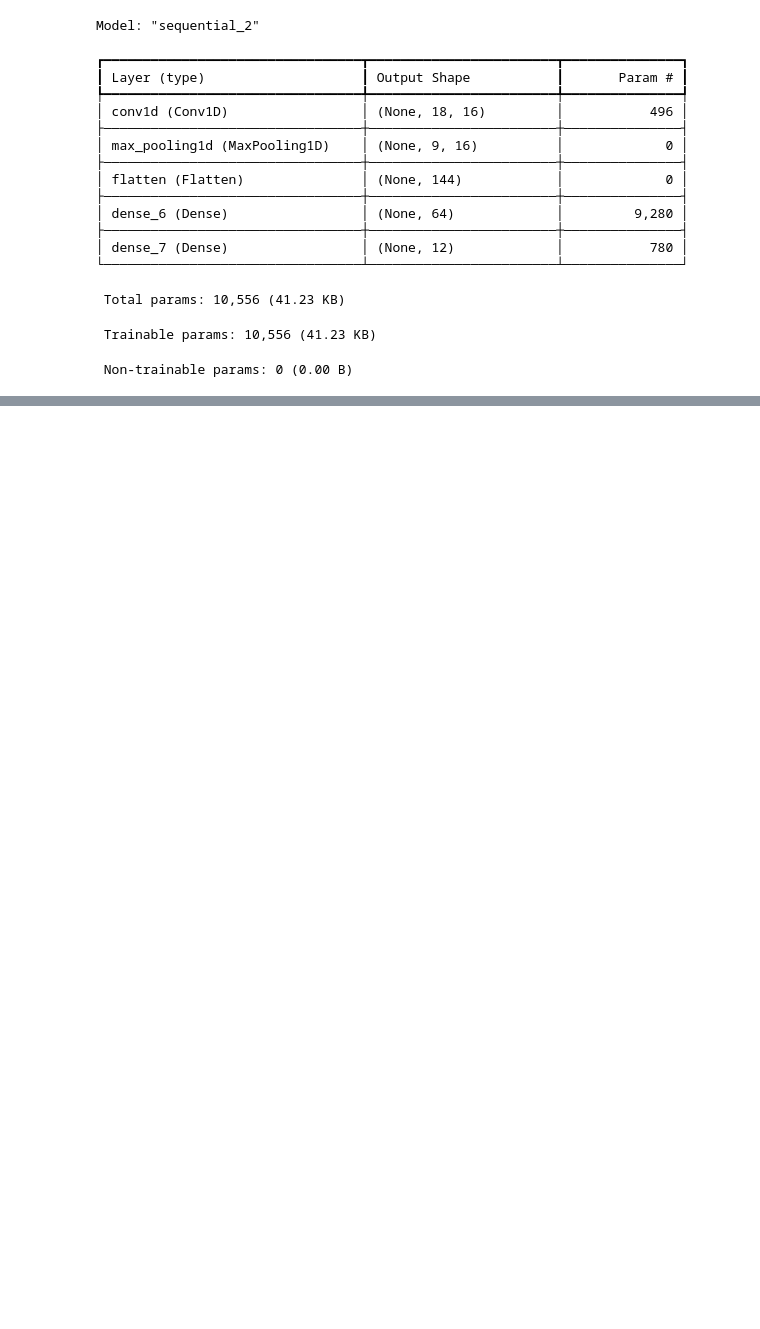
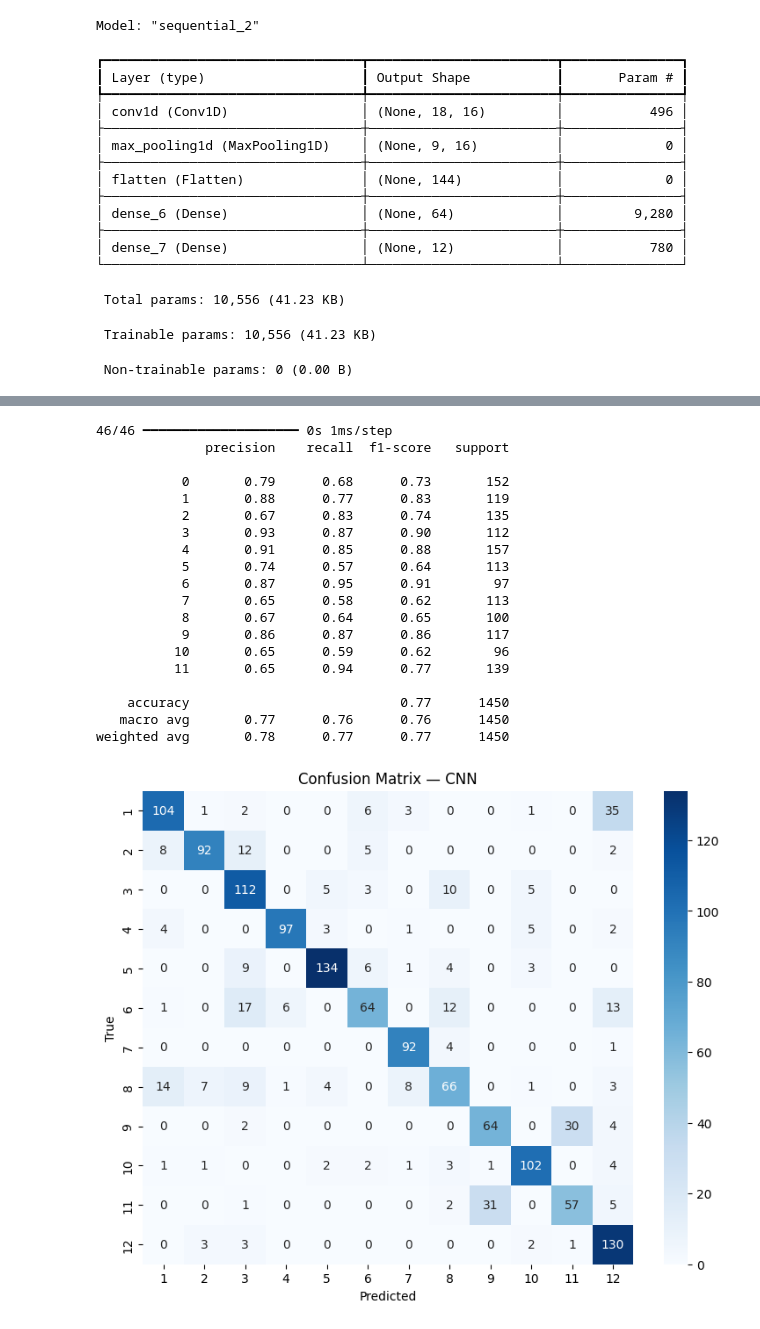
Before and after one commit to KatiaN14/prosthetichandsimulator, a Jupyter notebook: emg_gesture_classification.ipynb, the cells around one changed output, grey strips where cells are left out. Cells and saved outputs as stored; diff of their text form; code cells hidden in the pictures; blank space fills up the shorter version.

```diff
--- a/emg_gesture_classification.ipynb
+++ b/emg_gesture_classification.ipynb
@@ -680,9 +696,9 @@ for g in range(1, 13):
             rep.append(rep_number)
             window_start += step_size
 
-X, y, rep = np.array(X_raw), np.array(y), np.array(rep)
-print(X.shape)
-print(X[0, :, 2])
+X_raw, y, rep = np.array(X_raw), np.array(y), np.array(rep)
+print(X_raw.shape)
+print(X_raw[0, :, 2])
 # %% [output]
 (3594, 20, 10)
 [0.0024 0.0024 0.0024 0.0024 0.0024 0.0024 0.0024 0.0024 0.0024 0.0024
@@ -719,0 +767,19 @@ Model: "sequential_2"
+# %%
+test_reps = [2, 5, 7, 10]
+train_mask = ~np.isin(rep, test_reps)
+test_mask = np.isin(rep, test_reps)
+
+X_raw_train, X_test = X_raw[train_mask], X_raw[test_mask]
+y_train, y_test = y[train_mask], y[test_mask]
+
+y_train = y_train - 1
+y_test = y_test - 1
+
+X_raw_train_shuf, y_train_shuf = shuffle(X_raw_train, y_train, random_state=42)
+
+model_cnn.fit(
+    X_raw_train_shuf,
+    y_train_shuf,
+    validation_split=0.15,
+    epochs=30,
+    batch_size=32)
@@ -719,0 +805,32 @@ Model: "sequential_2"
+# %%
+y_pred_cnn = model_cnn.predict(X_test).argmax(axis=1)
+print(classification_report(y_test, y_pred_cnn, zero_division=0))
+
+plt.figure(figsize=(9, 7))
+sns.heatmap(confusion_matrix(y_test, y_pred_cnn), annot=True, fmt='d', cmap='Blues',
+            xticklabels=range(1, 13), yticklabels=range(1, 13))
+plt.title("Confusion Matrix — CNN")
+plt.xlabel("Predicted")
+plt.ylabel("True")
+plt.show()
+# %% [output]
+46/46 ━━━━━━━━━━━━━━━━━━━━ 0s 1ms/step
+              precision    recall  f1-score   support
+
+           0       0.79      0.68      0.73       152
+           1       0.88      0.77      0.83       119
+           2       0.67      0.83      0.74       135
+           3       0.93      0.87      0.90       112
+           4       0.91      0.85      0.88       157
+           5       0.74      0.57      0.64       113
+           6       0.87      0.95      0.91        97
+           7       0.65      0.58      0.62       113
+           8       0.67      0.64      0.65       100
+           9       0.86      0.87      0.86       117
+          10       0.65      0.59      0.62        96
+          11       0.65      0.94      0.77       139
+
+    accuracy                           0.77      1450
+   macro avg       0.77      0.76      0.76      1450
+weighted avg       0.78      0.77      0.77      1450
+[figure, added]
```
Also changed, not shown: parts of 16 cells of this notebook, 2 other files.
